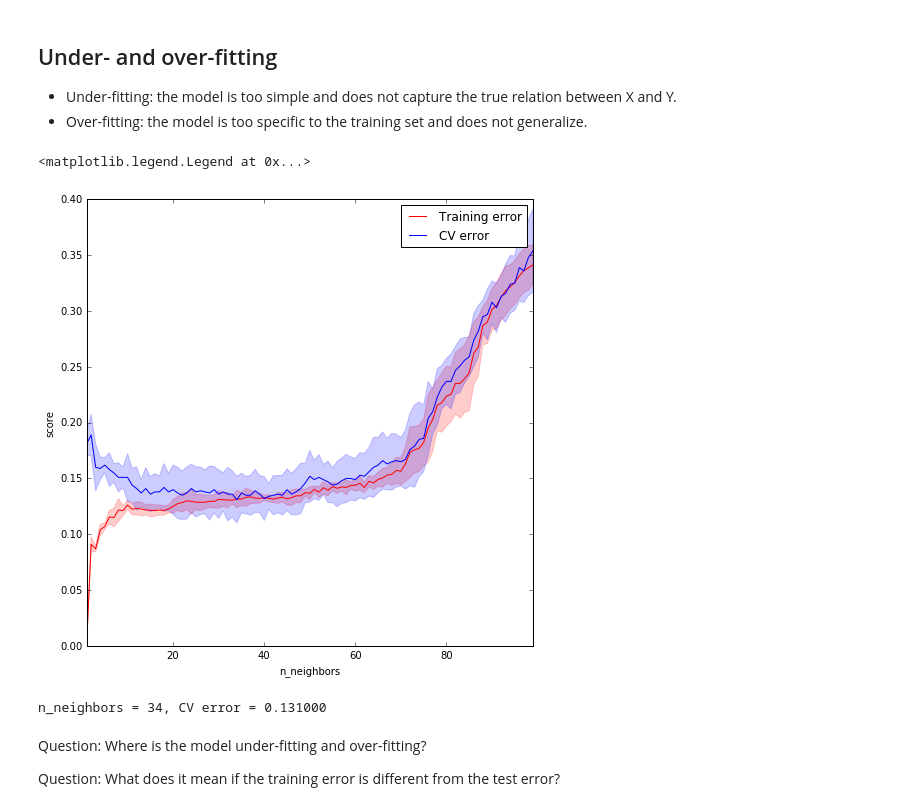
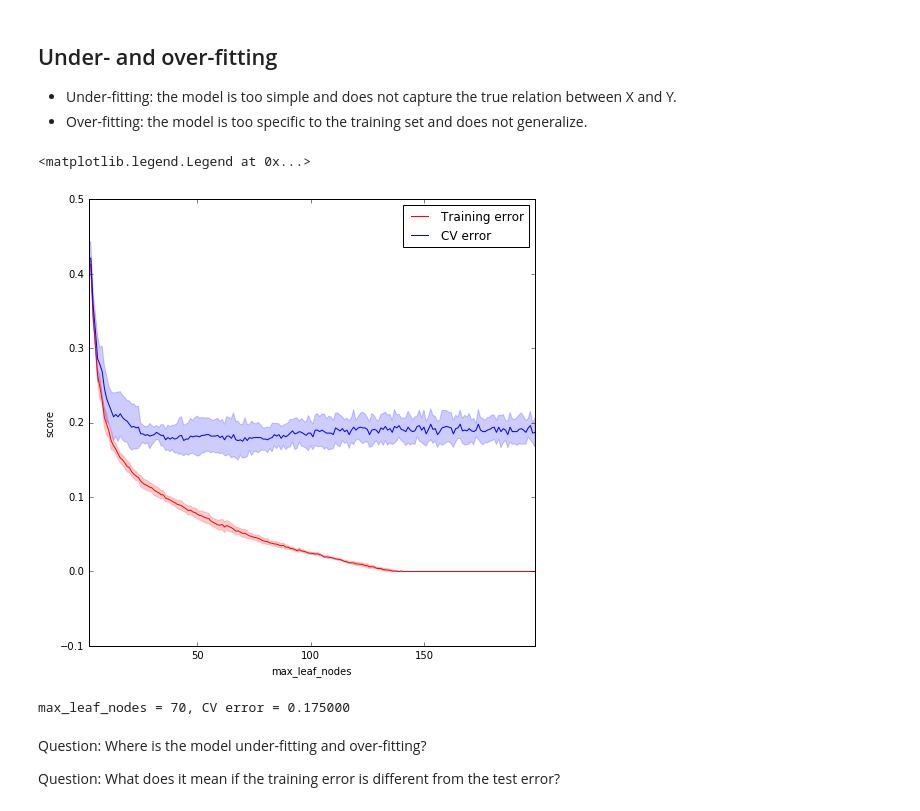
Before and after one commit to glouppe/tutorials-scikit-learn, a Jupyter notebook: An introduction to Machine Learning with Scikit-Learn.ipynb, the cells around one changed output. Drawn from its saved outputs; the diff is of its cells as text; code cells hidden in the pictures.

```diff
--- a/An introduction to Machine Learning with Scikit-Learn.ipynb
+++ b/An introduction to Machine Learning with Scikit-Learn.ipynb
@@ -325,10 +326,10 @@ plot_clf(clf, X, y)
 
 Idea: Build several decision trees with controlled randomness and average their decisions.
 # %%
-# from sklearn.ensemble import RandomForestClassifier
-# clf = RandomForestClassifier(n_estimators=500)
-from sklearn.ensemble import ExtraTreesClassifier
-clf = ExtraTreesClassifier(n_estimators=500)
+from sklearn.ensemble import RandomForestClassifier
+clf = RandomForestClassifier(n_estimators=500)
+# from sklearn.ensemble import ExtraTreesClassifier
+# clf = ExtraTreesClassifier(n_estimators=500)
 clf.fit(X, y)
 plot_clf(clf, X, y)
 # %% [output]
@@ -339,7 +340,7 @@ plot_clf(clf, X, y)
 Idea: Find the hyperplane which has the largest distance to the nearest training points of any class.
 # %%
 from sklearn.svm import SVC
-clf = SVC(kernel="linear")  # try kernel="rbf" instead
+clf = SVC(kernel="rbf")  # try kernel="rbf" instead
 clf.fit(X, y)
 plot_clf(clf, X, y)
 # %% [output]
@@ -383,7 +384,7 @@ plot_clf(clf, X, y)
 # %%
 from sklearn.neighbors import KNeighborsClassifier
 from sklearn.metrics import zero_one_loss
-clf = KNeighborsClassifier(n_neighbors=5)
+clf = KNeighborsClassifier(n_neighbors=1)
 clf.fit(X, y)
 print("Training error =", zero_one_loss(y, clf.predict(X)))
 # %% [output]
@@ -528,44 +533,44 @@ array([[86, 19],
 from sklearn.model_selection import validation_curve
 
 # Evaluate parameter range in CV
-param_range = range(1, 100)
-param_name = "n_neighbors"
+param_range = range(2, 200)
+param_name = "max_leaf_nodes"
 
 train_scores, test_scores = validation_curve(
-    KNeighborsClassifier(), X, y,
+    DecisionTreeClassifier(), X, y,
     param_name=param_name,
     param_range=param_range, cv=5, n_jobs=-1)
 
 train_scores_mean = np.mean(train_scores, axis=1)
 train_scores_std = np.std(train_scores, axis=1)
 test_scores_mean = np.mean(test_scores, axis=1)
 test_scores_std = np.std(test_scores, axis=1)
 
 # Plot parameter VS estimated error
 plt.xlabel(param_name)
 plt.ylabel("score")
 plt.xlim(min(param_range), max(param_range))
 plt.plot(param_range, 1. - train_scores_mean, color="red", label="Training error")
 plt.fill_between(param_range,
                  1. - train_scores_mean + train_scores_std,
                  1. - train_scores_mean - train_scores_std,
                  alpha=0.2, color="red")
 plt.plot(param_range, 1. - test_scores_mean, color="blue", label="CV error")
 plt.fill_between(param_range,
                  1. - test_scores_mean + test_scores_std,
                  1. - test_scores_mean - test_scores_std,
                  alpha=0.2, color="blue")
 plt.legend(loc="best")
 # %% [output]
 <matplotlib.legend.Legend at 0x...>
-[figure, old version]
+[figure, new version]
 # %%
 # Best trade-off
 print("%s = %d, CV error = %f" % (param_name,
                                   param_range[np.argmax(test_scores_mean)],
-                                  1. - np.max(test_scores_mean)))
+                                   1. - np.max(test_scores_mean)))
 # %% [output]
-n_neighbors = 34, CV error = 0.131000
+max_leaf_nodes = 70, CV error = 0.175000
 # %% [markdown]
 Question: Where is the model under-fitting and over-fitting?
 
```
Also changed, not shown: parts of 21 cells of this notebook, 1 other file.
